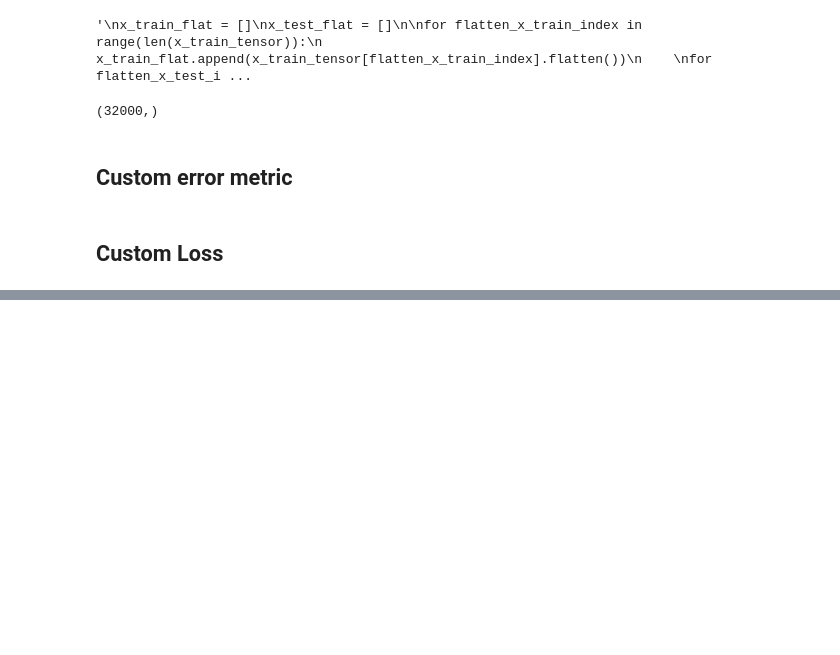
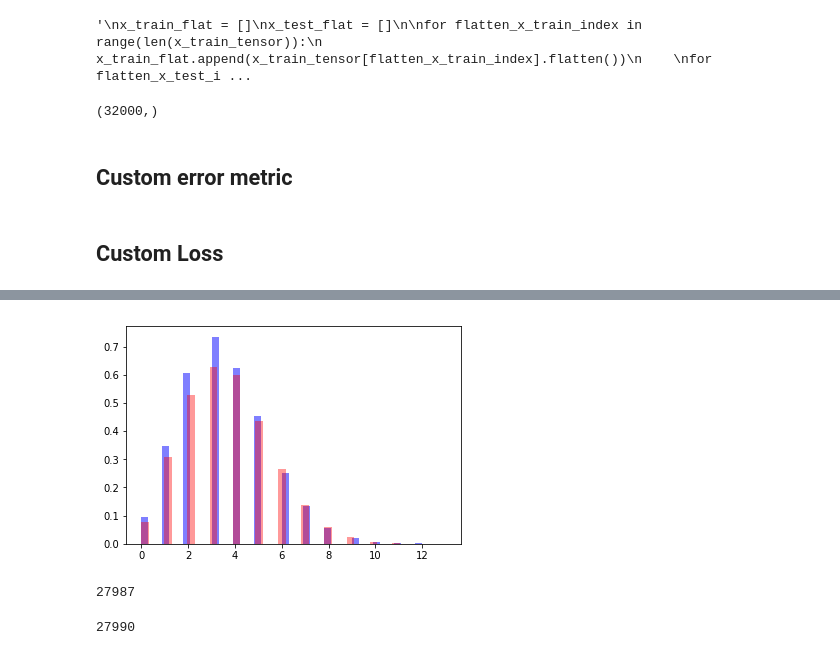
Before and after one commit to atareen/Regression-with-convolutional-neural-networks, a Jupyter notebook: Ann_RNAP_Seq_DeltaG_Regression.ipynb, the cells around one changed output, grey strips where cells are left out. Saved outputs shown, nothing was run; the diff lists cells and outputs as text; code cells hidden in the pictures; blank space fills up the shorter version.

```diff
--- a/Ann_RNAP_Seq_DeltaG_Regression.ipynb
+++ b/Ann_RNAP_Seq_DeltaG_Regression.ipynb
@@ -280,0 +324,19 @@ plt.show()
+# %%
+predicted_expression = np.exp((-(model_prediction))/T)/(1+np.exp((-(model_prediction))/T))
+# %%
+predicted_counts = np.random.poisson(7*predicted_expression)
+predicted_counts_normed = (predicted_counts-min(predicted_counts))/(max(predicted_counts)-min(predicted_counts))
+# %%
+plt.hist(predicted_counts,bins=40,color='blue',alpha=0.5,density=True)
+plt.hist(C[0:7677],bins=40,color='red',alpha=0.4,density=True)
+plt.show()
+# %% [output]
+[figure, added]
+# %%
+np.sum(C[0:7677])
+# %% [output]
+27987
+# %%
+np.sum(predicted_counts)
+# %% [output]
+27990
```
Also changed, not shown: parts of 18 cells of this notebook.
